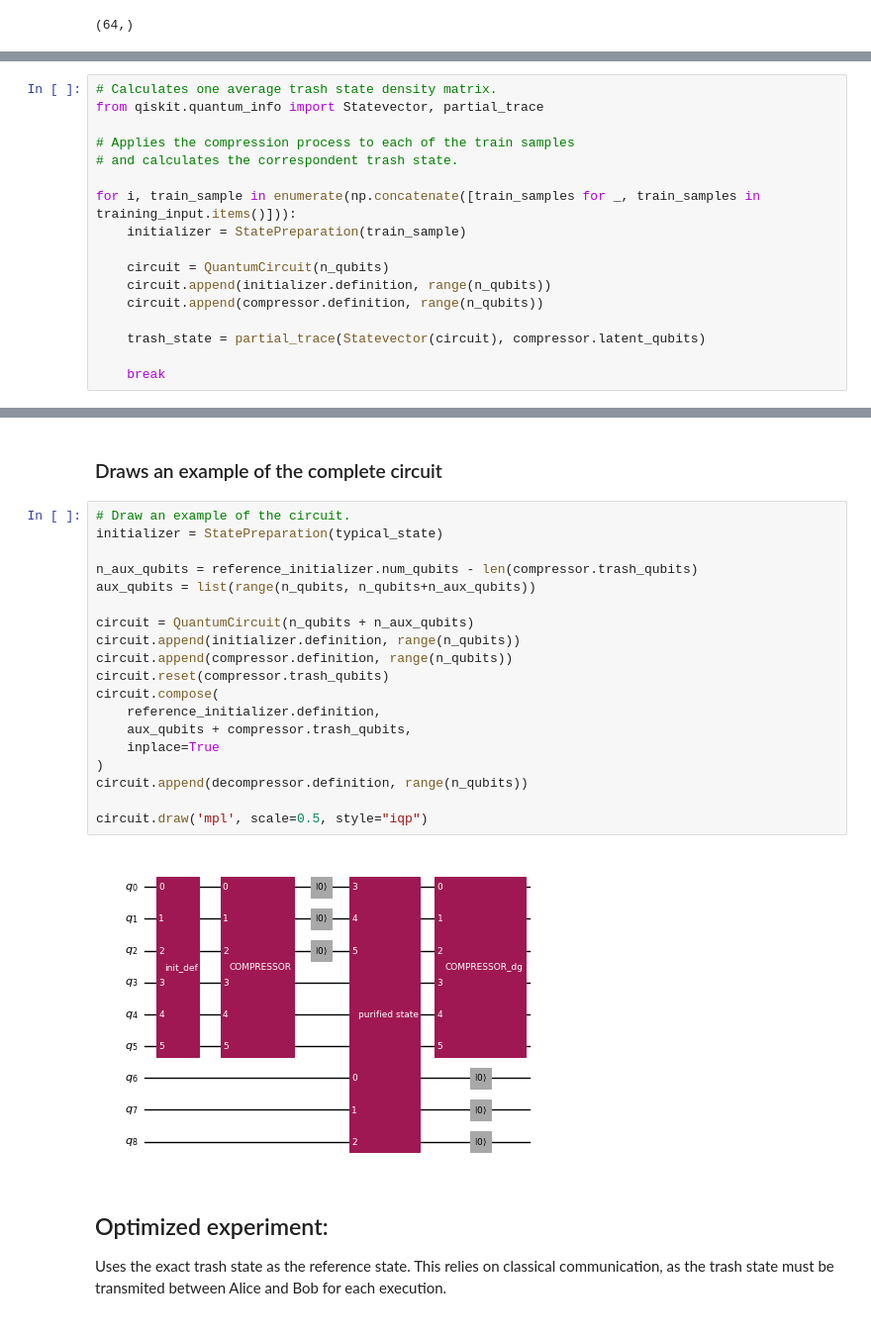
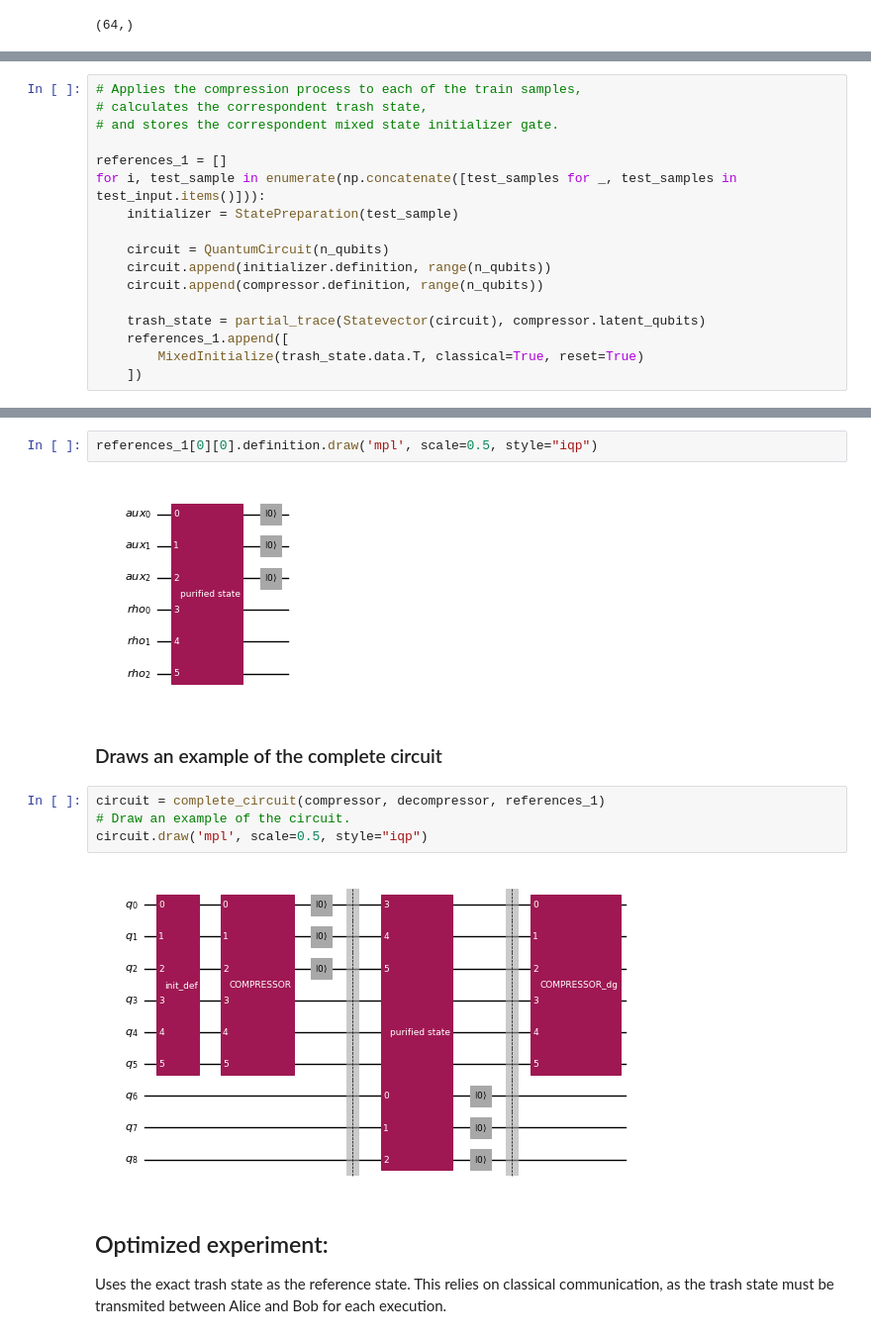
Before and after one commit to qDNA-yonsei/qdna-examples, a Jupyter notebook: compression/schmidt.ipynb, the cells around one changed output, grey strips where cells are left out. Shown: that part at 99% size. Cells and saved outputs as stored; diff of their text form.

```diff
--- a/compression/schmidt.ipynb
+++ b/compression/schmidt.ipynb
@@ -175,18 +258,18 @@ As we are dealing with a pure state (Alice's side), our goal is to produce an in
 # %%
-# Calculates one average trash state density matrix.
-from qiskit.quantum_info import Statevector, partial_trace
+# Applies the compression process to each of the train samples,
+# calculates the correspondent trash state,
+# and stores the correspondent mixed state initializer gate.
 
-# Applies the compression process to each of the train samples
-# and calculates the correspondent trash state.
-
-for i, train_sample in enumerate(np.concatenate([train_samples for _, train_samples in training_input.items()])):
-    initializer = StatePreparation(train_sample)
+references_1 = []
+for i, test_sample in enumerate(np.concatenate([test_samples for _, test_samples in test_input.items()])):
+    initializer = StatePreparation(test_sample)
 
     circuit = QuantumCircuit(n_qubits)
     circuit.append(initializer.definition, range(n_qubits))
     circuit.append(compressor.definition, range(n_qubits))
 
     trash_state = partial_trace(Statevector(circuit), compressor.latent_qubits)
-
-    break
+    references_1.append([
+        MixedInitialize(trash_state.data.T, classical=True, reset=True)
+    ])
 # %% [markdown]
@@ -203,26 +277,15 @@ reference_initializer.definition.draw('mpl', scale=0.5, style="iqp")
+# %%
+references_1[0][0].definition.draw('mpl', scale=0.5, style="iqp")
+# %% [output]
+[figure, added]
 # %% [markdown]
 ### Draws an example of the complete circuit
-# %%
-# Draw an example of the circuit.
-initializer = StatePreparation(typical_state)
-
-n_aux_qubits = reference_initializer.num_qubits - len(compressor.trash_qubits)
-aux_qubits = list(range(n_qubits, n_qubits+n_aux_qubits))
-
-circuit = QuantumCircuit(n_qubits + n_aux_qubits)
-circuit.append(initializer.definition, range(n_qubits))
-circuit.append(compressor.definition, range(n_qubits))
-circuit.reset(compressor.trash_qubits)
-circuit.compose(
-    reference_initializer.definition,
-    aux_qubits + compressor.trash_qubits,
-    inplace=True
-)
-circuit.append(decompressor.definition, range(n_qubits))
-
-circuit.draw('mpl', scale=0.5, style="iqp")
-# %% [output]
-[figure, removed]
+# %%
+circuit = complete_circuit(compressor, decompressor, references_1)
+# Draw an example of the circuit.
+circuit.draw('mpl', scale=0.5, style="iqp")
+# %% [output]
+[figure, added]
 # %% [markdown]
 ## Optimized experiment:
 Uses the exact trash state as the reference state.
```
Also changed, not shown: parts of 30 cells of this notebook.
